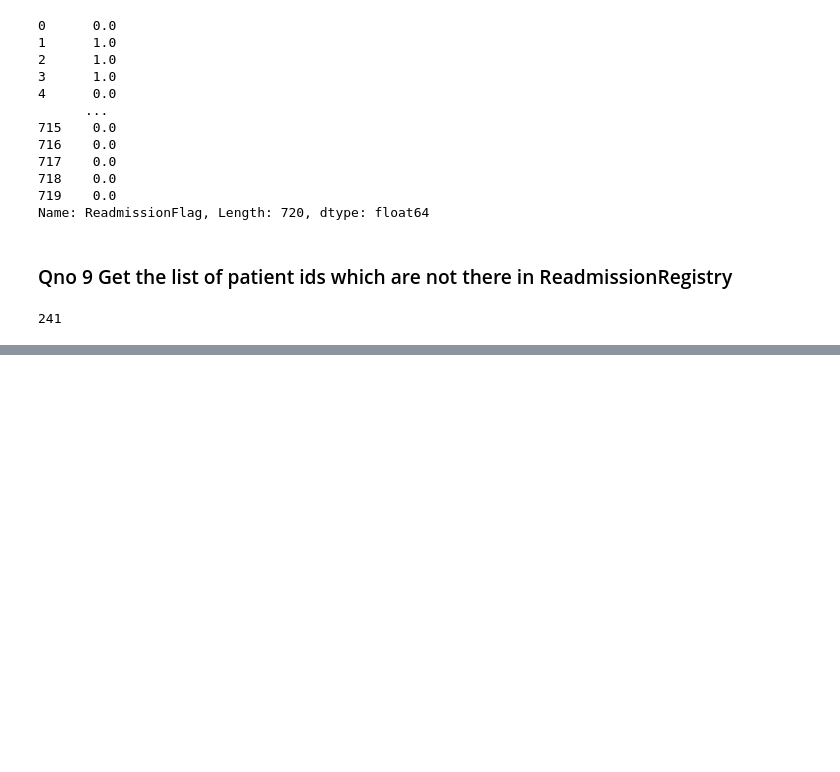
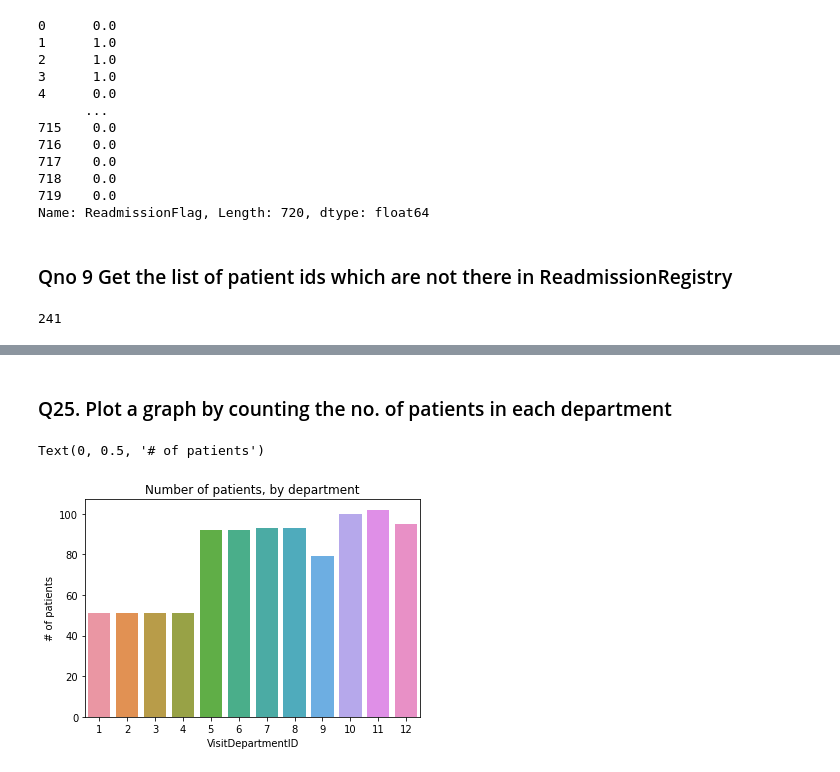
Before and after one commit to sita47/BuddingNinjas_PythonHackathon, a Jupyter notebook: kkpythonhackathon-checkpoint.ipynb, the cells around one changed output, grey strips where cells are left out. Saved outputs shown, nothing was run; the diff lists cells and outputs as text; code cells hidden in the pictures; blank space fills up the shorter version.

```diff
--- a/kkpythonhackathon-checkpoint.ipynb
+++ b/kkpythonhackathon-checkpoint.ipynb
@@ -148,0 +265,12 @@ Name: PatientID, Length: 241, dtype: int64
+# %% [markdown]
+### Q25. Plot a graph by counting the no. of patients in each department
+# %%
+
+ambulatoryvisit_df = pd.read_excel('HospitalDatabase.xlsx','AmbulatoryVisits')
+# %%
+sns.countplot(x='VisitDepartmentID',data = ambulatoryvisit_df)
+plt.title('Number of patients, by department')
+plt.ylabel('# of patients')
+# %% [output]
+Text(0, 0.5, '# of patients')
+[figure, added]
```
Also changed, not shown: parts of 48 cells of this notebook.
